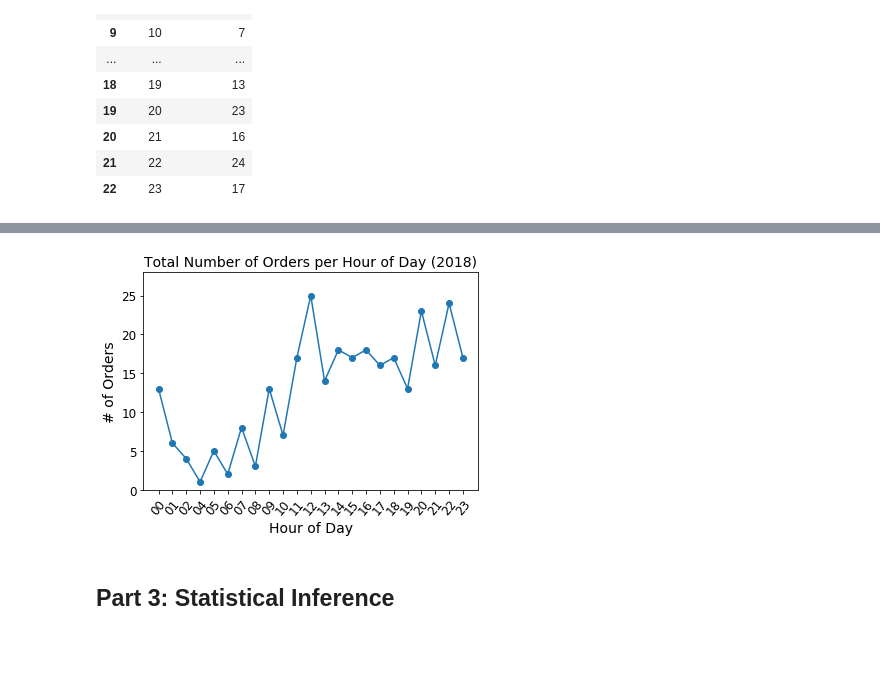
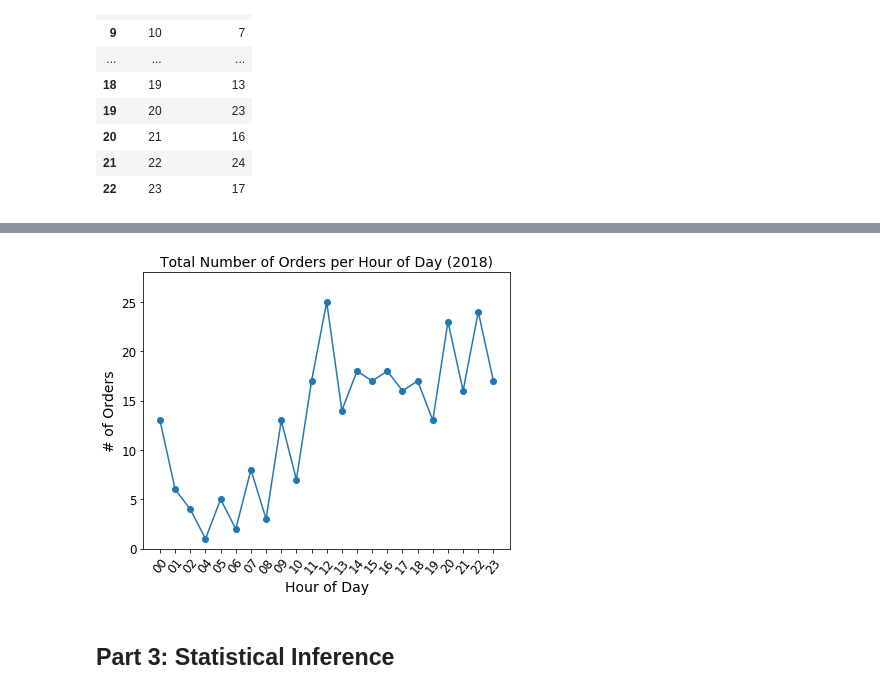
Before and after one commit to ealong/Springboard-Capstone1, a Jupyter notebook: capstone1.ipynb, the cells around one changed output, grey strips where cells are left out. Cells and saved outputs as stored; diff of their text form; code cells hidden in the pictures; blank space fills up the shorter version.

```diff
--- a/capstone1.ipynb
+++ b/capstone1.ipynb
@@ -638,18 +652,20 @@ plt.show()
 # %%
 #Q: At what time of day do the majority of our customers make purchases?
 #amzn_hourly = amzn_hourly.reset_index()
 ax = amzn_hourly.plot(x='index', y='num_orders', kind='line', fontsize=12,
                                         xticks=amzn_hourly.index,
-                                       style='-o', legend=False, ylim=[0, 28])
+                                       style='-o', legend=False, ylim=[0, 28], figsize=(6,5))
 ax.set_xticklabels(amzn_hourly['index'])
 plt.xticks(rotation=50)
 plt.title('Total Number of Orders per Hour of Day (2018)', fontsize=14)
 plt.xlabel('Hour of Day', fontsize=14)
 plt.ylabel('# of Orders', fontsize=14)
 
-plt.show()
+#plt.show()
+plt.tight_layout()
+plt.savefig('plot8.png', dpi=300)
 # %% [output]
-[figure, old version]
+[figure, new version]
 # %% [markdown]
 ## Part 3: Statistical Inference
 # %% [markdown]
```
Also changed, not shown: parts of 17 cells of this notebook.
